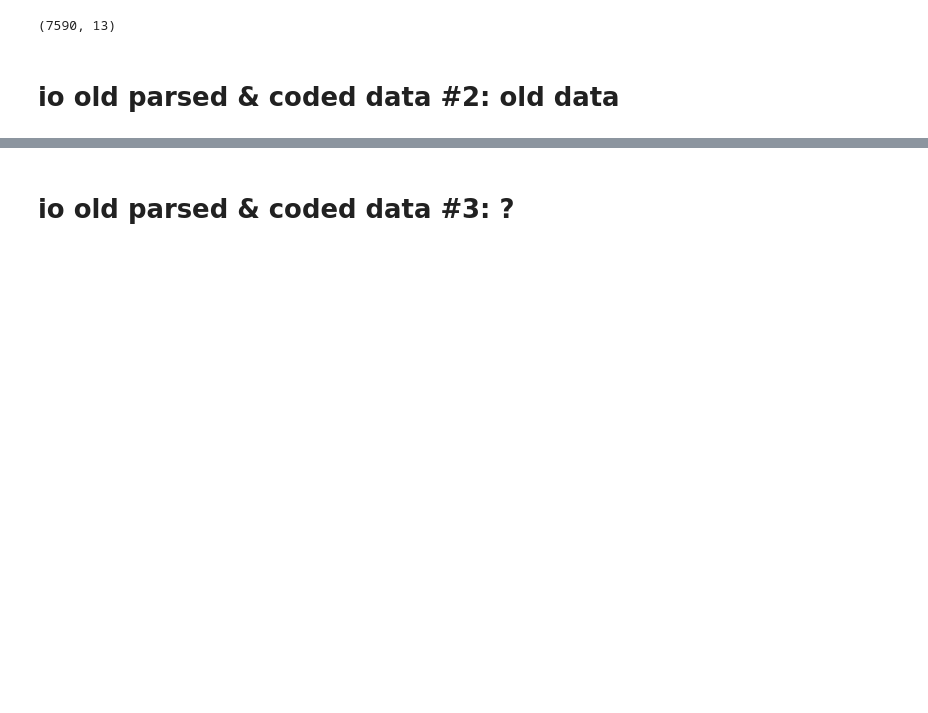
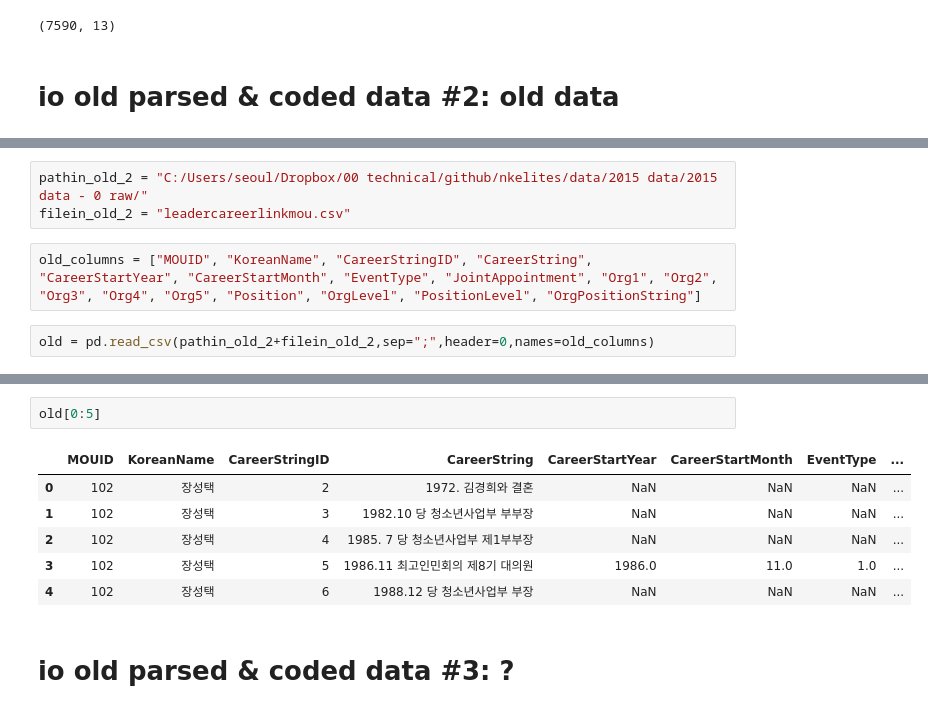
Before and after one commit to seouljake/nkelites, a Jupyter notebook: scripts/1 scripts - data cleaning and structuring/4.3.2 career_jobs - merge old parsed & coded data.ipynb, the cells around one changed output, grey strips where cells are left out. Drawn from its saved outputs; the diff is of its cells as text; blank space fills up the shorter version.

```diff
--- a/scripts/1 scripts - data cleaning and structuring/4.3.2 career_jobs - merge old parsed & coded data.ipynb
+++ b/scripts/1 scripts - data cleaning and structuring/4.3.2 career_jobs - merge old parsed & coded data.ipynb
@@ -162,0 +160,7 @@ filein_old_2 = ""
+# %%
+pathin_old_2 = "C:/Users/seoul/Dropbox/00 technical/github/nkelites/data/2015 data/2015 data - 0 raw/"
+filein_old_2 = "leadercareerlinkmou.csv"
+# %%
+old_columns = ["MOUID", "KoreanName", "CareerStringID", "CareerString", "CareerStartYear", "CareerStartMonth", "EventType", "JointAppointment", "Org1", "Org2", "Org3", "Org4", "Org5", "Position", "OrgLevel", "PositionLevel", "OrgPositionString"]
+# %%
+old = pd.read_csv(pathin_old_2+filein_old_2,sep=";",header=0,names=old_columns)
@@ -163,3 +175,12 @@ filein_old_2 = ""
+# %%
+old[0:5]
+# %% [output]
+|  | MOUID | KoreanName | CareerStringID | CareerString | CareerStartYear | CareerStartMonth | EventType | ... |
+| 0 | 102 | 장성택 | 2 | 1972. 김경희와 결혼 | NaN | NaN | NaN | ... |
+| 1 | 102 | 장성택 | 3 | 1982.10 당 청소년사업부 부부장 | NaN | NaN | NaN | ... |
+| 2 | 102 | 장성택 | 4 | 1985. 7 당 청소년사업부 제1부부장 | NaN | NaN | NaN | ... |
+| 3 | 102 | 장성택 | 5 | 1986.11 최고인민회의 제8기 대의원 | 1986.0 | 11.0 | 1.0 | ... |
+| 4 | 102 | 장성택 | 6 | 1988.12 당 청소년사업부 부장 | NaN | NaN | NaN | ... |
 # %% [markdown]
 # io old parsed & coded data \#3: ?
 # %%
```
Also changed, not shown: parts of 2 cells of this notebook, 1 other file.
